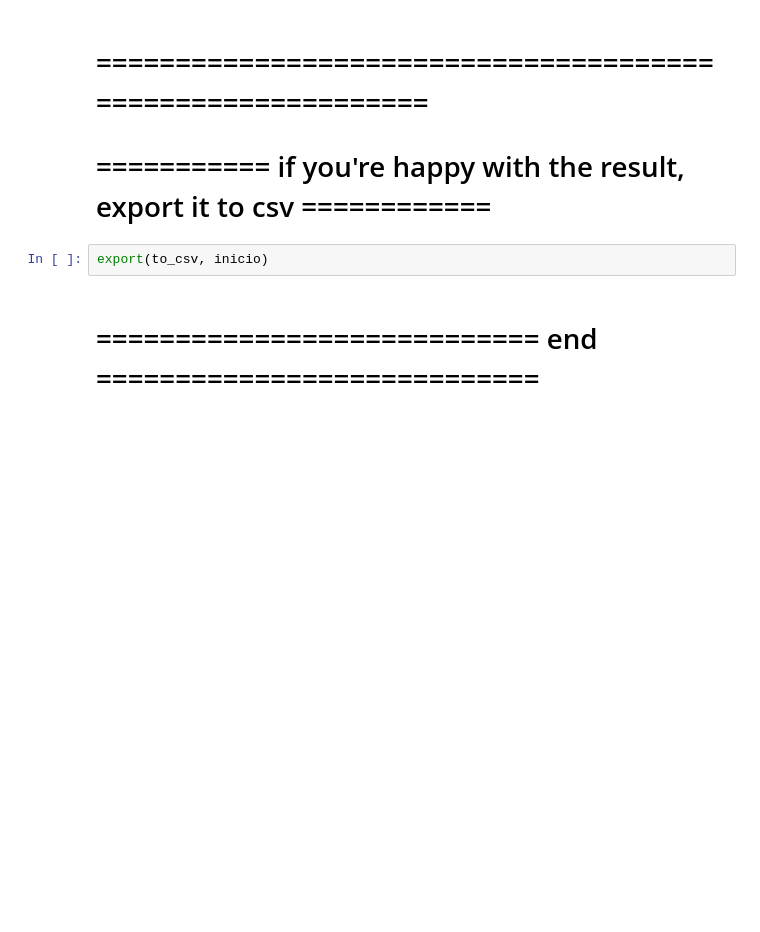
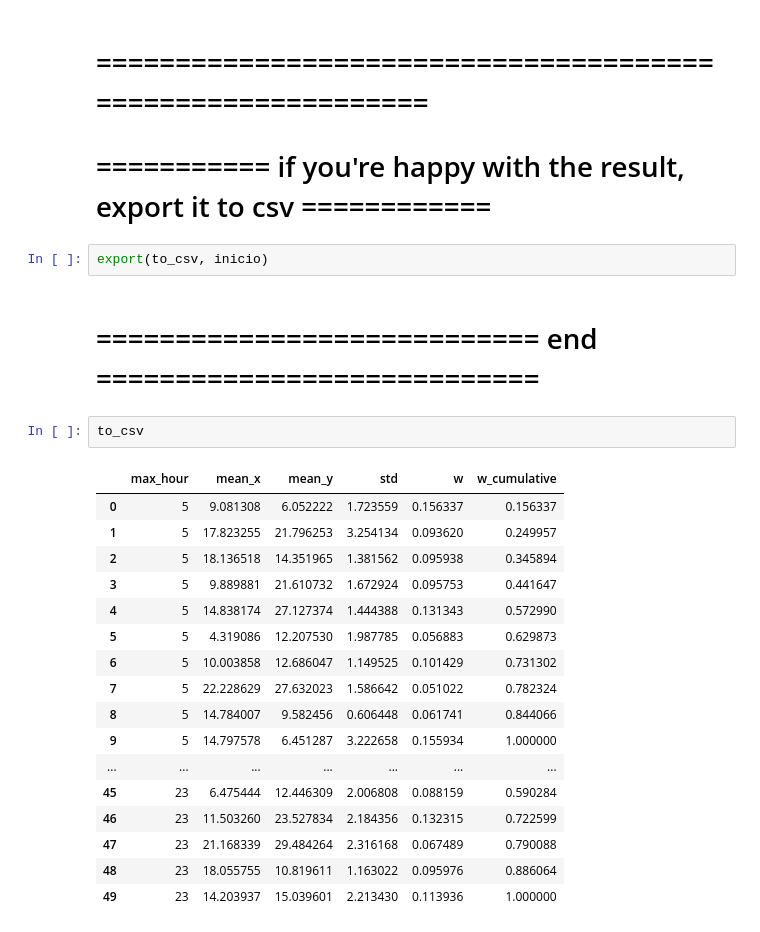
Before and after one commit to NotAnyMike/uber, a Jupyter notebook: modules/distributions/Gaussian Mixture based on Time separation.ipynb, the cells around one changed output. Drawn from its saved outputs; the diff is of its cells as text; blank space fills up the shorter version.

```diff
--- a/modules/distributions/Gaussian Mixture based on Time separation.ipynb
+++ b/modules/distributions/Gaussian Mixture based on Time separation.ipynb
@@ -185,3 +185,23 @@ generate_dist_plts(n, df, to_csv, time_zones, inicio)
 export(to_csv, inicio)
 # %% [markdown]
 # ============================ end ============================
+# %%
+to_csv
+# %% [output]
+|  | max_hour | mean_x | mean_y | std | w | w_cumulative |
+| 0 | 5 | 9.081308 | 6.052222 | 1.723559 | 0.156337 | 0.156337 |
+| 1 | 5 | 17.823255 | 21.796253 | 3.254134 | 0.093620 | 0.249957 |
+| 2 | 5 | 18.136518 | 14.351965 | 1.381562 | 0.095938 | 0.345894 |
+| 3 | 5 | 9.889881 | 21.610732 | 1.672924 | 0.095753 | 0.441647 |
+| 4 | 5 | 14.838174 | 27.127374 | 1.444388 | 0.131343 | 0.572990 |
+| 5 | 5 | 4.319086 | 12.207530 | 1.987785 | 0.056883 | 0.629873 |
+| 6 | 5 | 10.003858 | 12.686047 | 1.149525 | 0.101429 | 0.731302 |
+| 7 | 5 | 22.228629 | 27.632023 | 1.586642 | 0.051022 | 0.782324 |
+| 8 | 5 | 14.784007 | 9.582456 | 0.606448 | 0.061741 | 0.844066 |
+| 9 | 5 | 14.797578 | 6.451287 | 3.222658 | 0.155934 | 1.000000 |
+| ... | ... | ... | ... | ... | ... | ... |
+| 45 | 23 | 6.475444 | 12.446309 | 2.006808 | 0.088159 | 0.590284 |
+| 46 | 23 | 11.503260 | 23.527834 | 2.184356 | 0.132315 | 0.722599 |
+| 47 | 23 | 21.168339 | 29.484264 | 2.316168 | 0.067489 | 0.790088 |
+| 48 | 23 | 18.055755 | 10.819611 | 1.163022 | 0.095976 | 0.886064 |
+| 49 | 23 | 14.203937 | 15.039601 | 2.213430 | 0.113936 | 1.000000 |
```
Also changed, not shown: 1 other file.
